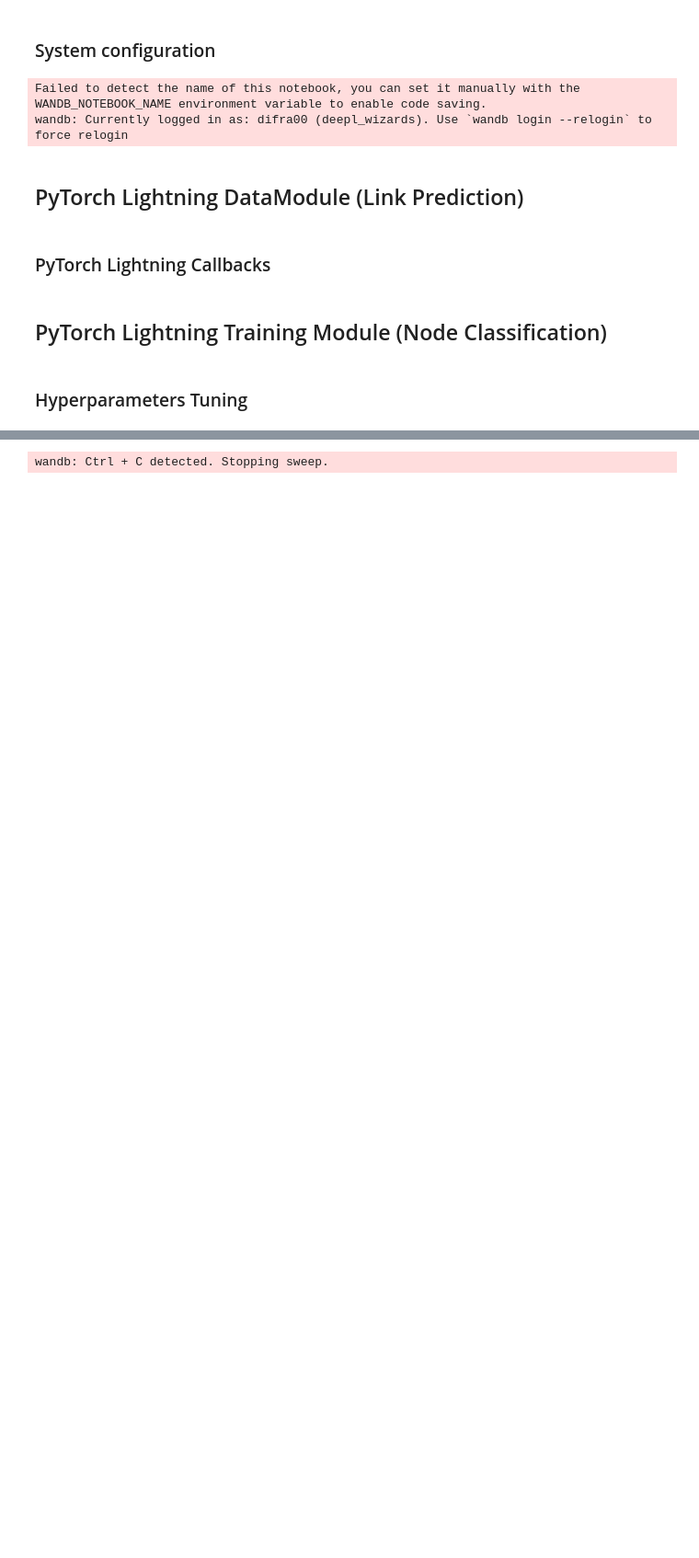
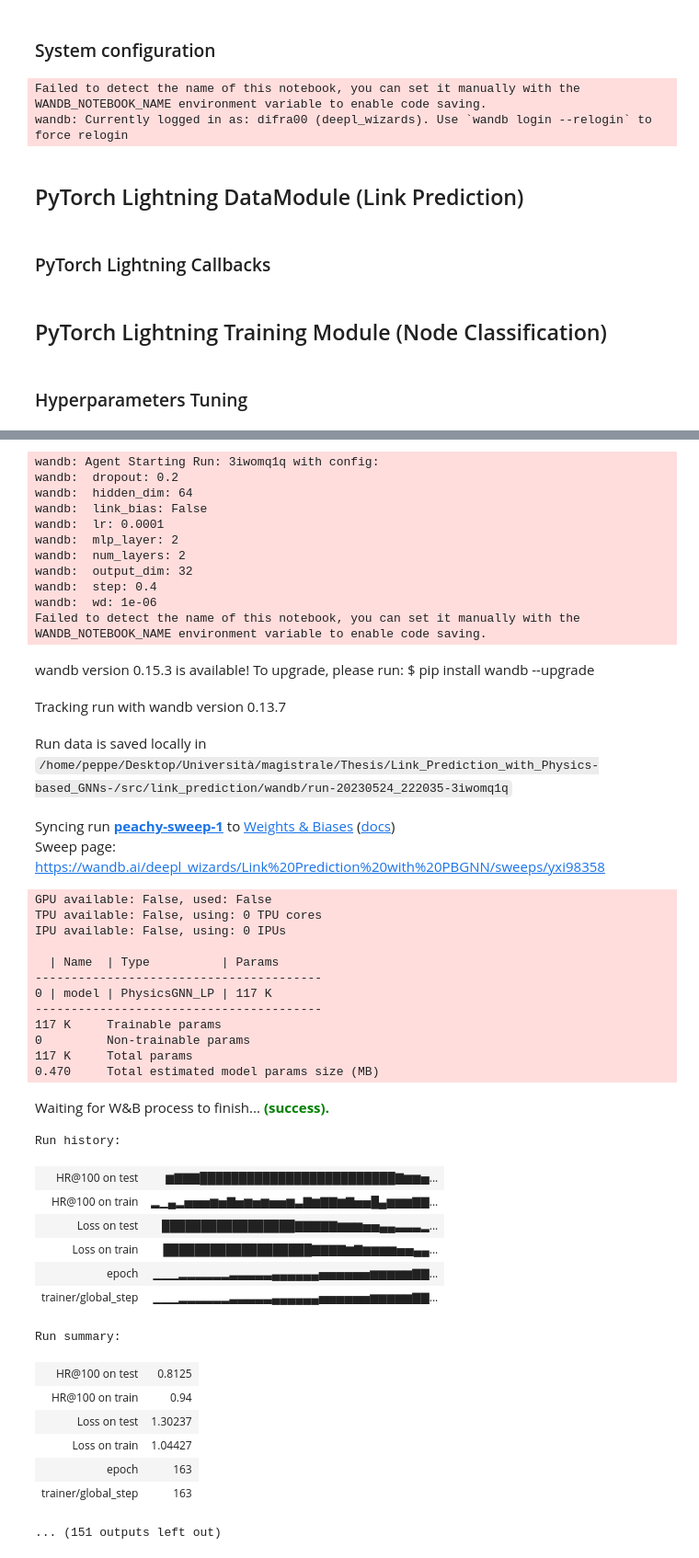
Before and after one commit to difra100/Link_Prediction_with_Physics-based_GNNs-, a Jupyter notebook: src/link_prediction/link_pred_exps.ipynb, the cells around one changed output, grey strips where cells are left out. Shown at 92% size. Saved outputs shown, nothing was run; the diff lists cells and outputs as text; code cells hidden in the pictures; blank space fills up the shorter version.

```diff
--- a/src/link_prediction/link_pred_exps.ipynb
+++ b/src/link_prediction/link_pred_exps.ipynb
@@ -233,15 +233,22 @@ def sweep_train(config=None):
 
 if mode == 'hp':
 
-    import pprint
+    if wb == False:
+        if wb == False:
+            model = PhysicsGNN_LP(dataset, hidden_dim, output_dim, num_layers, mlp_layer, link_bias, dropout)
+            pl_training_module = TrainingModule(model, lr, wd)
+    else:
 
-    pprint.pprint(sweep_config)
 
-    sweep_id = wandb.sweep(sweep_config, project=project_name)
+        import pprint
 
-    wandb.agent(sweep_id, sweep_train, count=121)
+        pprint.pprint(sweep_config)
 
-    wandb.finish()
+        sweep_id = wandb.sweep(sweep_config, project=project_name)
+
+        wandb.agent(sweep_id, sweep_train, count=500)
+
+        wandb.finish()
 # %% [output]
 {'method': 'random',
  'metric': {'goal': 'minimize', 'name': 'Loss on test'},
@@ -259,4 +266,47 @@ Sweep URL: https://wandb.ai/deepl_wizards/Link%20Prediction%20with%20PBGNN/sweep
-wandb: Ctrl + C detected. Stopping sweep.
+wandb: Agent Starting Run: 3iwomq1q with config:
+wandb:  dropout: 0.2
+wandb:  hidden_dim: 64
+wandb:  link_bias: False
+wandb:  lr: 0.0001
+wandb:  mlp_layer: 2
+wandb:  num_layers: 2
+wandb:  output_dim: 32
+wandb:  step: 0.4
+wandb:  wd: 1e-06
+Failed to detect the name of this notebook, you can set it manually with the WANDB_NOTEBOOK_NAME environment variable to enable code saving.
+wandb version 0.15.3 is available! To upgrade, please run: $ pip install wandb --upgrade
+Tracking run with wandb version 0.13.7
+Run data is saved locally in /home/peppe/Desktop/Università/magistrale/Thesis/Link_Prediction_with_Physics-based_GNNs-/src/link_prediction/wandb/run-20230524_222035-3iwomq1q
+Syncing run peachy-sweep-1 to Weights & Biases (docs)
+Sweep page: https://wandb.ai/deepl_wizards/Link%20Prediction%20with%20PBGNN/sweeps/yxi98358
+GPU available: False, used: False
+TPU available: False, using: 0 TPU cores
+IPU available: False, using: 0 IPUs
+
+  | Name  | Type          | Params
+----------------------------------------
+0 | model | PhysicsGNN_LP | 117 K
+----------------------------------------
+117 K     Trainable params
+0         Non-trainable params
+117 K     Total params
+0.470     Total estimated model params size (MB)
+Waiting for W&B process to finish... (success).
+Run history:
+| HR@100 on test | ▆▇▇▇█████████████████████████▇▆▆▅... |
+| HR@100 on train | ▂▁▄▂▅▅▅▆▅▇▅▆▅▆▅▅▆▃▇▆▇▇▆▇▅▅█▄▆▆▆▇▇... |
+| Loss on test | █████████████████▇▇▇▇▇▆▆▆▅▅▄▄▃▃▃▂... |
+| Loss on train | ███████████████████▇▇▇▇▆▇▆▆▆▆▅▅▄▄... |
+| epoch | ▁▁▁▂▂▂▂▂▂▃▃▃▃▃▄▄▄▄▄▄▅▅▅▅▅▅▆▆▆▆▆▇▇... |
+| trainer/global_step | ▁▁▁▂▂▂▂▂▂▃▃▃▃▃▄▄▄▄▄▄▅▅▅▅▅▅▆▆▆▆▆▇▇... |
+Run summary:
+| HR@100 on test | 0.8125 |
+| HR@100 on train | 0.94 |
+| Loss on test | 1.30237 |
+| Loss on train | 1.04427 |
+| epoch | 163 |
+| trainer/global_step | 163 |
+... (151 outputs left out)
 # %%
 
 
```
Also changed, not shown: parts of 1 cell of this notebook, 6 other files.
